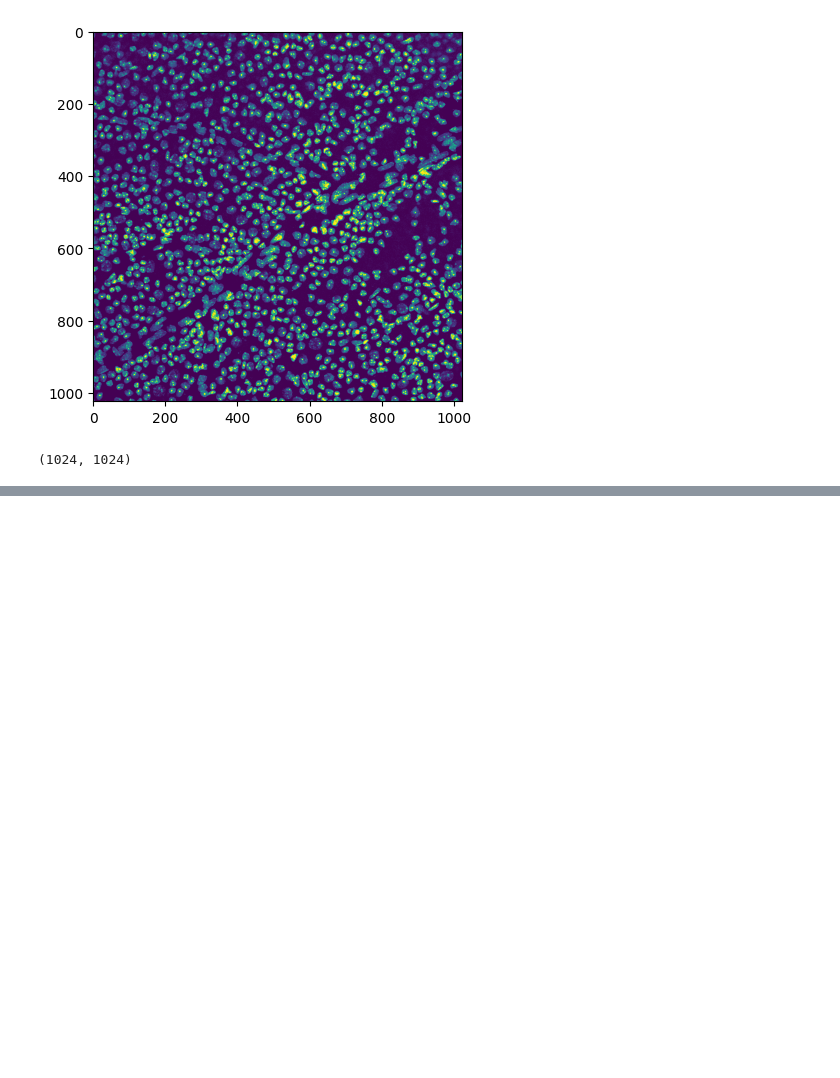
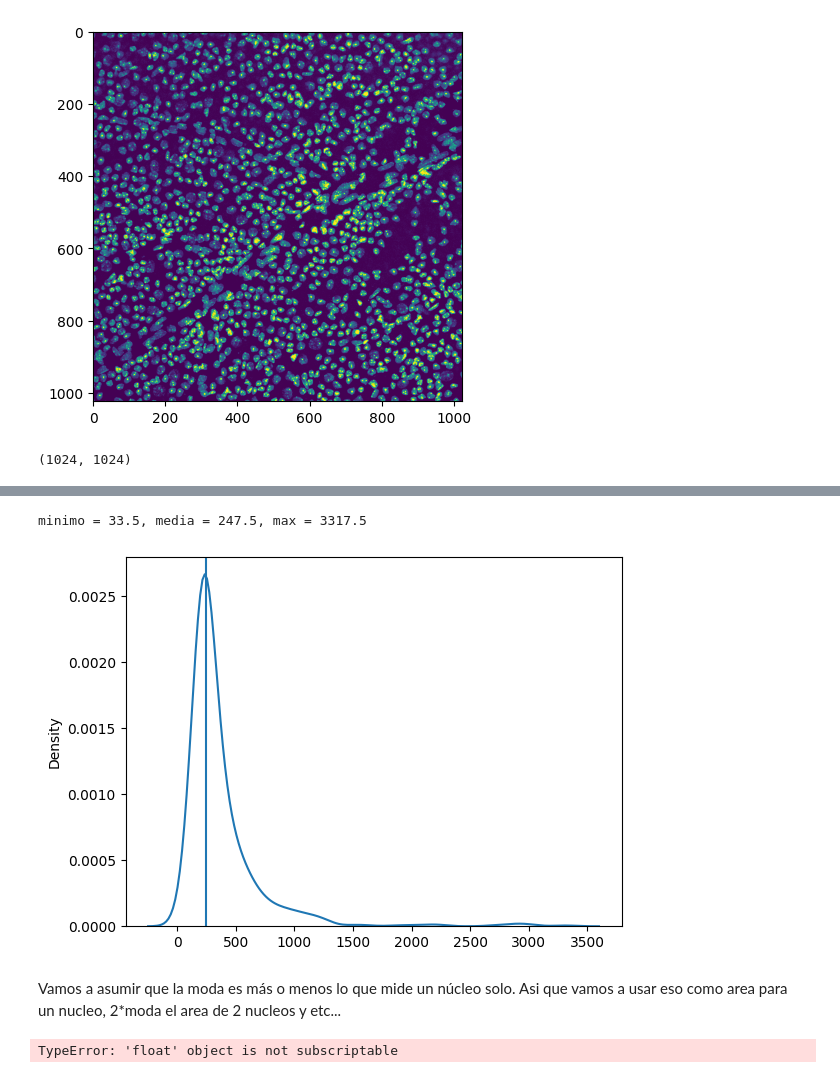
Before and after one commit to SalvadorCalanni/Confocal-Image-Analysis-Workshop-with-Python, a Jupyter notebook: Contornos/Conteo_nucleos.ipynb, the cells around one changed output, grey strips where cells are left out. Cells and saved outputs as stored; diff of their text form; code cells hidden in the pictures; blank space fills up the shorter version.

```diff
--- a/Contornos/Conteo_nucleos.ipynb
+++ b/Contornos/Conteo_nucleos.ipynb
@@ -22,0 +63,61 @@ cv2.imshow("img",img)
+# %%
+
+#Ahora vamos por los contornos
+contours, hierarchy = cv2.findContours(image = bi_image, mode = cv2.RETR_LIST, method = cv2.CHAIN_APPROX_NONE)
+#Contours es una lista con muchas otras listas adentro, donde cada lista interna tiene una serie de puntos que definen un contorno.
+#Usnado la función que definimos al ppio, filtramos la lista de contornos para quedarnos con aquellos que tienen más de 50 puntos:
+contornos = filtrar_contornos(contours, 50)
+# %%
+#Calculamos las areas para todos los contornos usando la funcion que viene en cv2
+
+areas = []
+for ctn in contornos:
+    area = cv2.contourArea(ctn)
+    areas.append(area)
+# %%
+sns.kdeplot(areas)
+media = np.median(areas)
+max = np.max(areas)
+min = np.min(areas)
+plt.axvline(media)
+print(f"minimo = {min}, media = {media}, max = {max}")
+# %% [output]
+minimo = 33.5, media = 247.5, max = 3317.5
+[figure, added]
+# %% [markdown]
+Vamos a asumir que la moda es más o menos lo que mide un núcleo solo. Asi que vamos a usar eso como area para un nucleo, 2*moda el area de 2 nucleos y etc...
+# %%
+#Primero hacemos 6 listas donde vamos a ir guardando los contornos según su tamaño
+l1, l2, l3, l4, l5, l6 = [],[],[],[],[],[]
+nucleos_tot = 0
+i = 0
+while i < len (contornos):
+
+    if area[i] < 1.5 * media:
+        l1.append(contornos[i])
+        nucleos_tot = nucleos_tot + 1
+
+    elif area[i] < 2.5 * media:
+        l1.append(contornos[i])
+        nucleos_tot = nucleos_tot + 2
+
+    elif area[i] < 3.5 * media:
+        l1.append(contornos[i])
+        nucleos_tot = nucleos_tot + 3
+
+
+    elif area[i] < 4.5 * media:
+        l1.append(contornos[i])
+        nucleos_tot = nucleos_tot + 4
+
+
+    elif area[i] < 5.5 * media:
+        l1.append(contornos[i])
+        nucleos_tot = nucleos_tot + 5
+
+
+    else:
+        l1.append(contornos[i])
+        nucleos_tot = nucleos_tot + 6
+# %% [output]
+TypeError: 'float' object is not subscriptable
```
Also changed, not shown: parts of 5 cells of this notebook.
